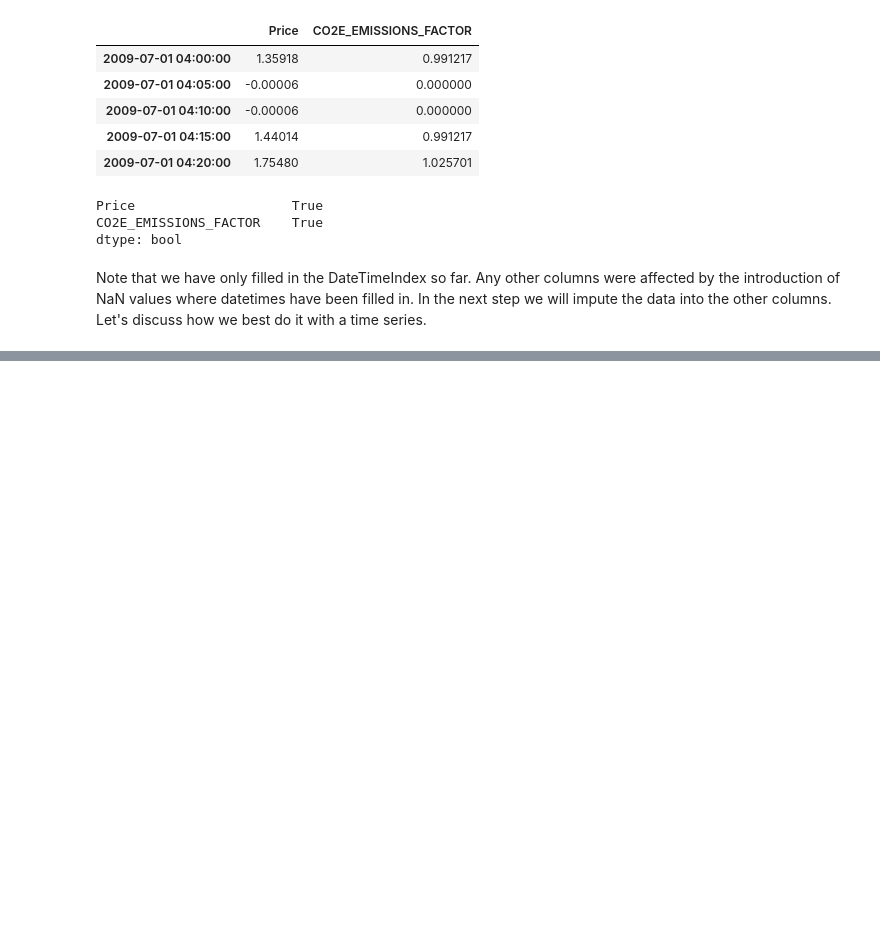
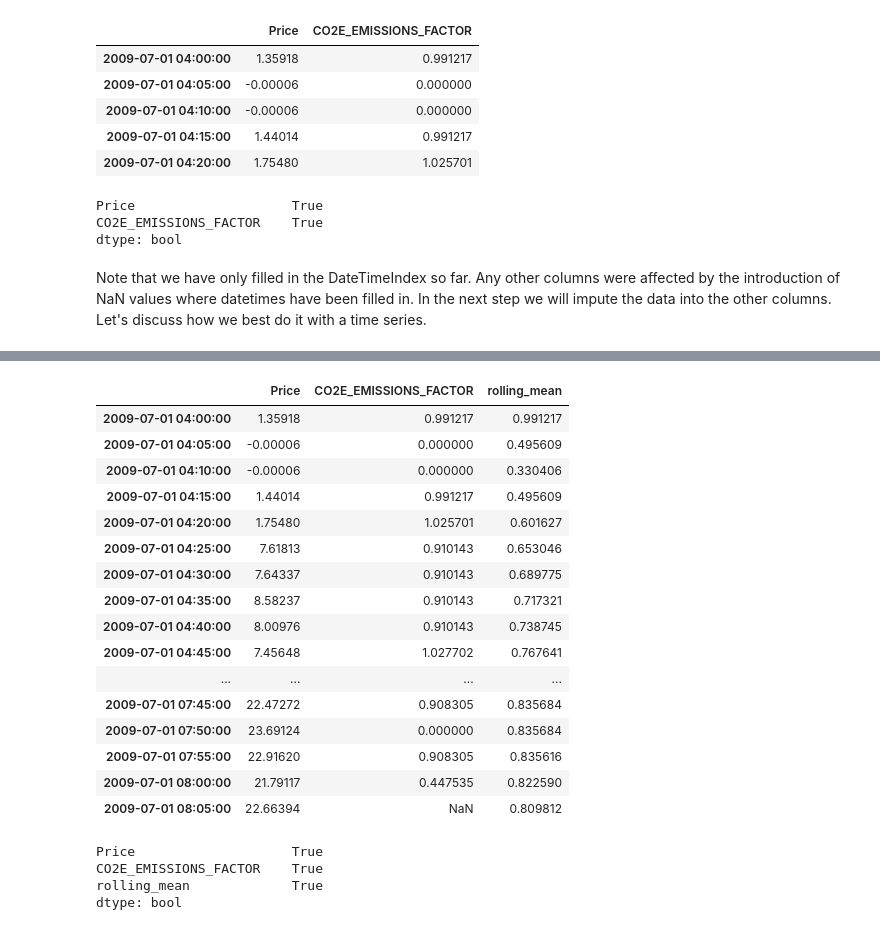
Before and after one commit to bkubsch/marginal-carbon, a Jupyter notebook: notebooks/5a_data_imputation.ipynb, the cells around one changed output, grey strips where cells are left out. Drawn from its saved outputs; the diff is of its cells as text; code cells hidden in the pictures; blank space fills up the shorter version.

```diff
--- a/notebooks/5a_data_imputation.ipynb
+++ b/notebooks/5a_data_imputation.ipynb
@@ -107,0 +116,27 @@ Note that we have only filled in the DateTimeIndex so far. Any other columns wer
+# %%
+df_impute.head(50)
+# %% [output]
+|  | Price | CO2E_EMISSIONS_FACTOR | rolling_mean |
+| 2009-07-01 04:00:00 | 1.35918 | 0.991217 | 0.991217 |
+| 2009-07-01 04:05:00 | -0.00006 | 0.000000 | 0.495609 |
+| 2009-07-01 04:10:00 | -0.00006 | 0.000000 | 0.330406 |
+| 2009-07-01 04:15:00 | 1.44014 | 0.991217 | 0.495609 |
+| 2009-07-01 04:20:00 | 1.75480 | 1.025701 | 0.601627 |
+| 2009-07-01 04:25:00 | 7.61813 | 0.910143 | 0.653046 |
+| 2009-07-01 04:30:00 | 7.64337 | 0.910143 | 0.689775 |
+| 2009-07-01 04:35:00 | 8.58237 | 0.910143 | 0.717321 |
+| 2009-07-01 04:40:00 | 8.00976 | 0.910143 | 0.738745 |
+| 2009-07-01 04:45:00 | 7.45648 | 1.027702 | 0.767641 |
+| ... | ... | ... | ... |
+| 2009-07-01 07:45:00 | 22.47272 | 0.908305 | 0.835684 |
+| 2009-07-01 07:50:00 | 23.69124 | 0.000000 | 0.835684 |
+| 2009-07-01 07:55:00 | 22.91620 | 0.908305 | 0.835616 |
+| 2009-07-01 08:00:00 | 21.79117 | 0.447535 | 0.822590 |
+| 2009-07-01 08:05:00 | 22.66394 | NaN | 0.809812 |
+# %%
+df_impute.isna().any()
+# %% [output]
+Price                    True
+CO2E_EMISSIONS_FACTOR    True
+rolling_mean             True
+dtype: bool
```
Also changed, not shown: parts of 19 cells of this notebook, 1 other file.
